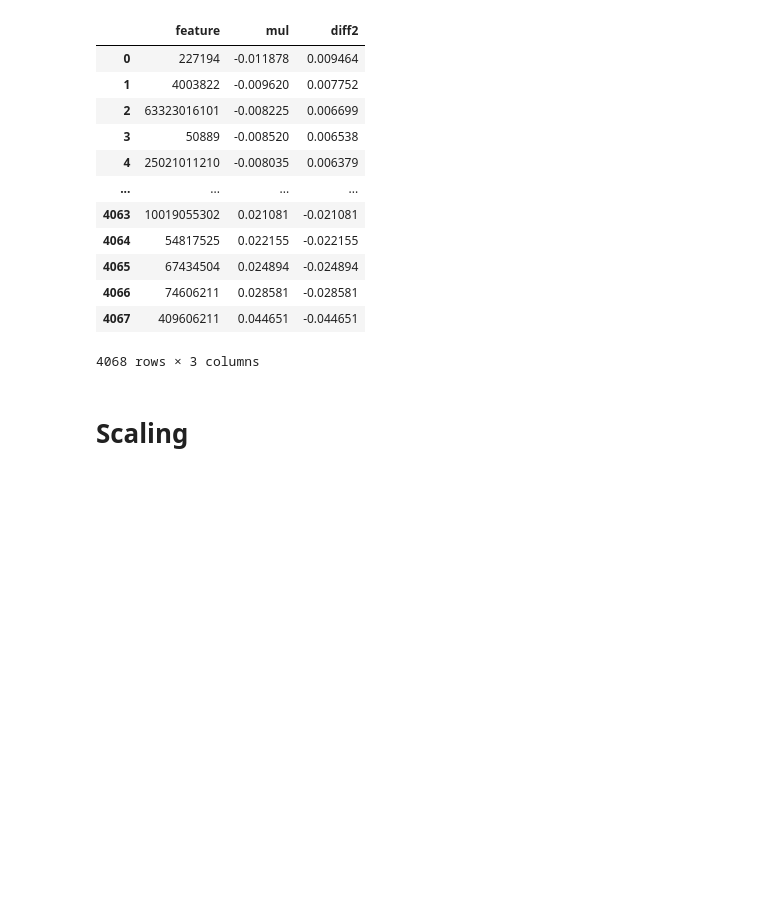
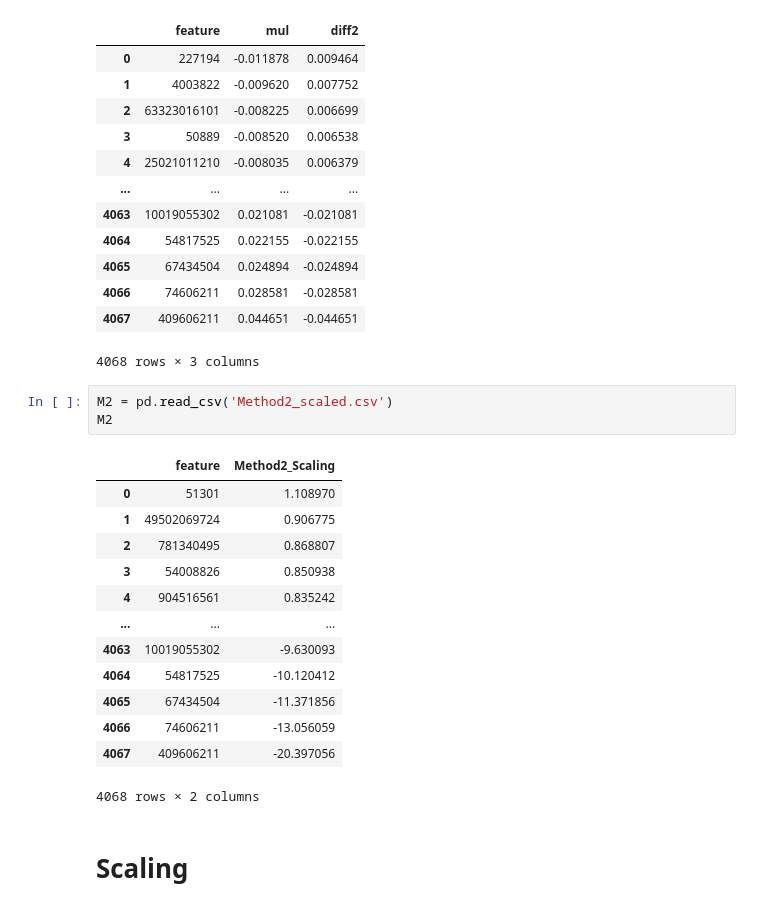
Before and after one commit to GaYounKoh/DSML_re, a Jupyter notebook: [3] Method2 & Method2 Scaling (dividing diff by 표준편차(np.std)).ipynb, the cells around one changed output. Cells and saved outputs as stored; diff of their text form; blank space fills up the shorter version.

```diff
--- a/[3] Method2 & Scaling (dividing diff by 표준편차(np.std)).ipynb
+++ b/[3] Method2 & Method2 Scaling (dividing diff by 표준편차(np.std)).ipynb
@@ -348,6 +413,23 @@ Method2_LSH
 | 4066 | 74606211 | 0.028581 | -0.028581 |
 | 4067 | 409606211 | 0.044651 | -0.044651 |
 4068 rows × 3 columns
+# %%
+M2 = pd.read_csv('Method2_scaled.csv')
+M2
+# %% [output]
+|  | feature | Method2_Scaling |
+| 0 | 51301 | 1.108970 |
+| 1 | 49502069724 | 0.906775 |
+| 2 | 781340495 | 0.868807 |
+| 3 | 54008826 | 0.850938 |
+| 4 | 904516561 | 0.835242 |
+| ... | ... | ... |
+| 4063 | 10019055302 | -9.630093 |
+| 4064 | 54817525 | -10.120412 |
+| 4065 | 67434504 | -11.371856 |
+| 4066 | 74606211 | -13.056059 |
+| 4067 | 409606211 | -20.397056 |
+4068 rows × 2 columns
 # %% [markdown]
 # Scaling
 # %%
```
Also changed, not shown: parts of 9 cells of this notebook, 2 other files.
